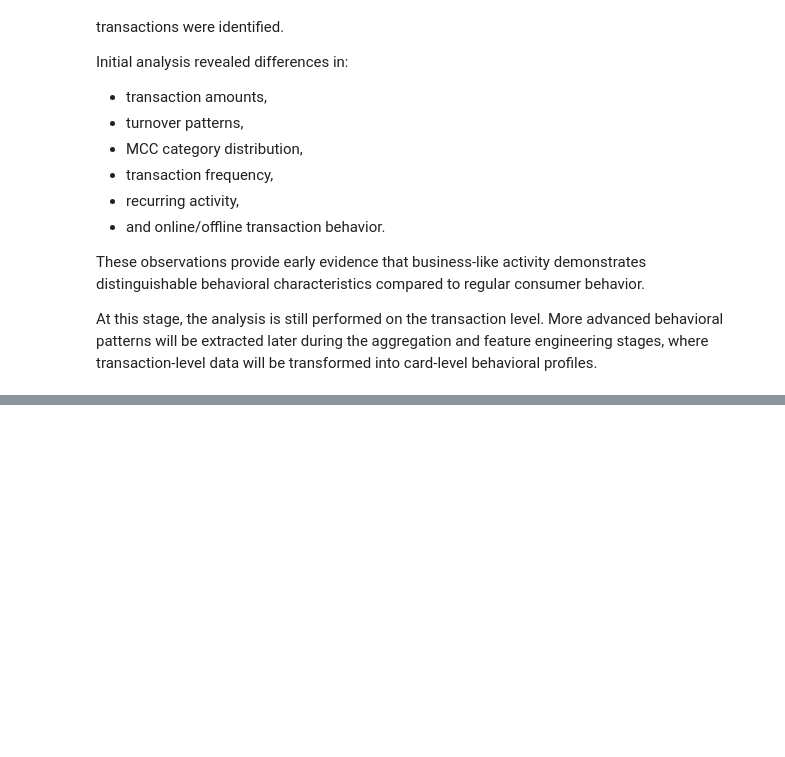
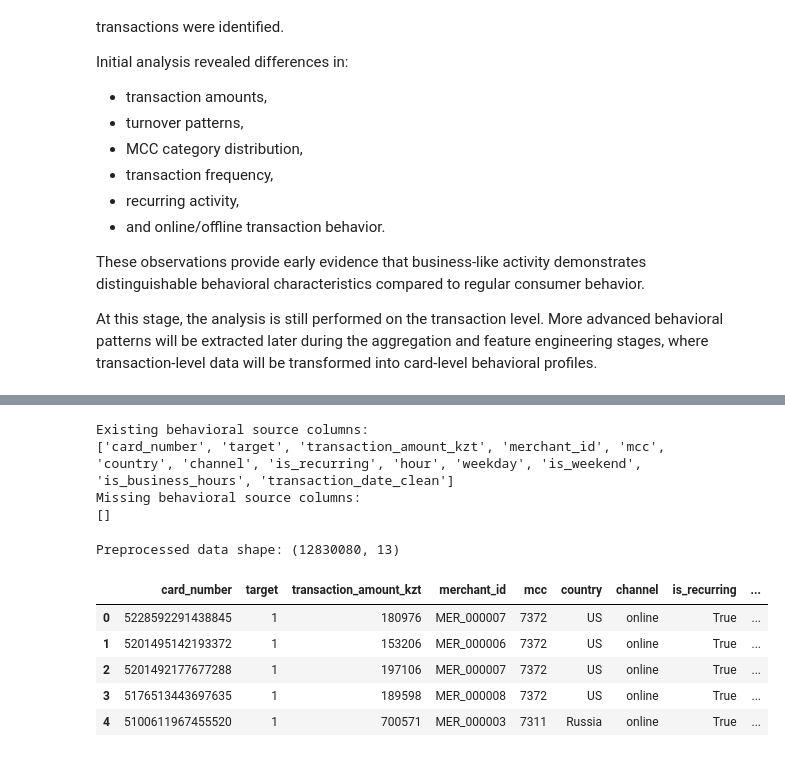
Before and after one commit to SabinaTolkynbekova/MDQ_DSProject, a Jupyter notebook: task.ipynb, the cells around one changed output, grey strips where cells are left out. Saved outputs shown, nothing was run; the diff lists cells and outputs as text; code cells hidden in the pictures; blank space fills up the shorter version.

```diff
--- a/task.ipynb
+++ b/task.ipynb
@@ -1191,0 +1167,44 @@ The dataset is now ready for aggregation by `card_number`, where each card will
+# %%
+# Keep only existing behavioral source columns for future aggregation
+
+behavioral_source_flat_cols = [
+    col
+    for columns in behavioral_source_cols.values()
+    for col in columns
+]
+
+existing_behavioral_source_cols = [
+    col for col in behavioral_source_flat_cols
+    if col in data.columns
+]
+
+missing_behavioral_source_cols = [
+    col for col in behavioral_source_flat_cols
+    if col not in data.columns
+]
+
+print("Existing behavioral source columns:")
+print(existing_behavioral_source_cols)
+
+print("Missing behavioral source columns:")
+print(missing_behavioral_source_cols)
+# %% [output]
+Existing behavioral source columns:
+['card_number', 'target', 'transaction_amount_kzt', 'merchant_id', 'mcc', 'country', 'channel', 'is_recurring', 'hour', 'weekday', 'is_weekend', 'is_business_hours', 'transaction_date_clean']
+Missing behavioral source columns:
+[]
+# %%
+# Prepare transaction-level source data for card-level behavioral aggregation
+
+data_preprocessed = data[existing_behavioral_source_cols].copy()
+
+print("Preprocessed data shape:", data_preprocessed.shape)
+data_preprocessed.head()
+# %% [output]
+Preprocessed data shape: (12830080, 13)
+|  | card_number | target | transaction_amount_kzt | merchant_id | mcc | country | channel | is_recurring | ... |
+| 0 | 5228592291438845 | 1 | 180976 | MER_000007 | 7372 | US | online | True | ... |
+| 1 | 5201495142193372 | 1 | 153206 | MER_000006 | 7372 | US | online | True | ... |
+| 2 | 5201492177677288 | 1 | 197106 | MER_000007 | 7372 | US | online | True | ... |
+| 3 | 5176513443697635 | 1 | 189598 | MER_000008 | 7372 | US | online | True | ... |
+| 4 | 5100611967455520 | 1 | 700571 | MER_000003 | 7311 | Russia | online | True | ... |
```
Also changed, not shown: parts of 63 cells of this notebook.
